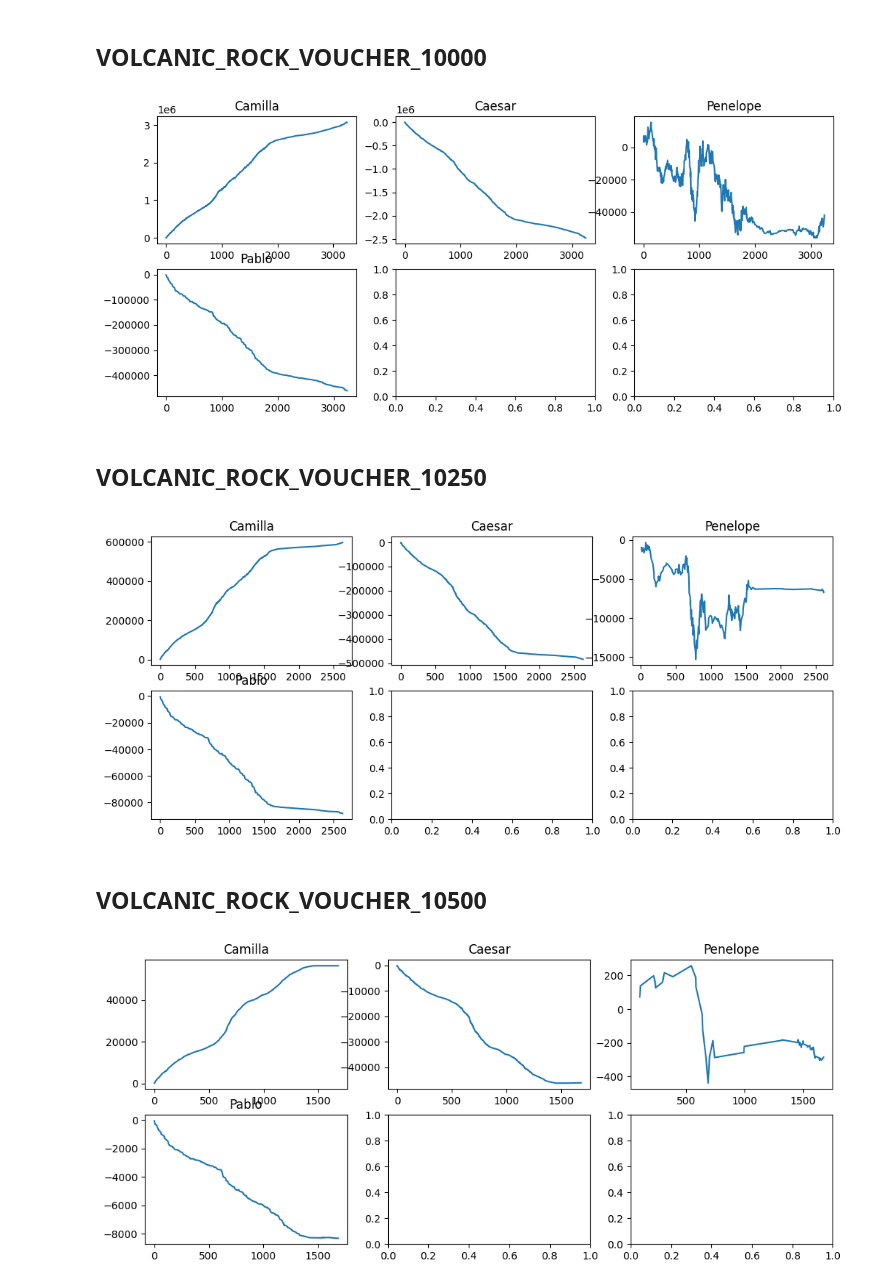
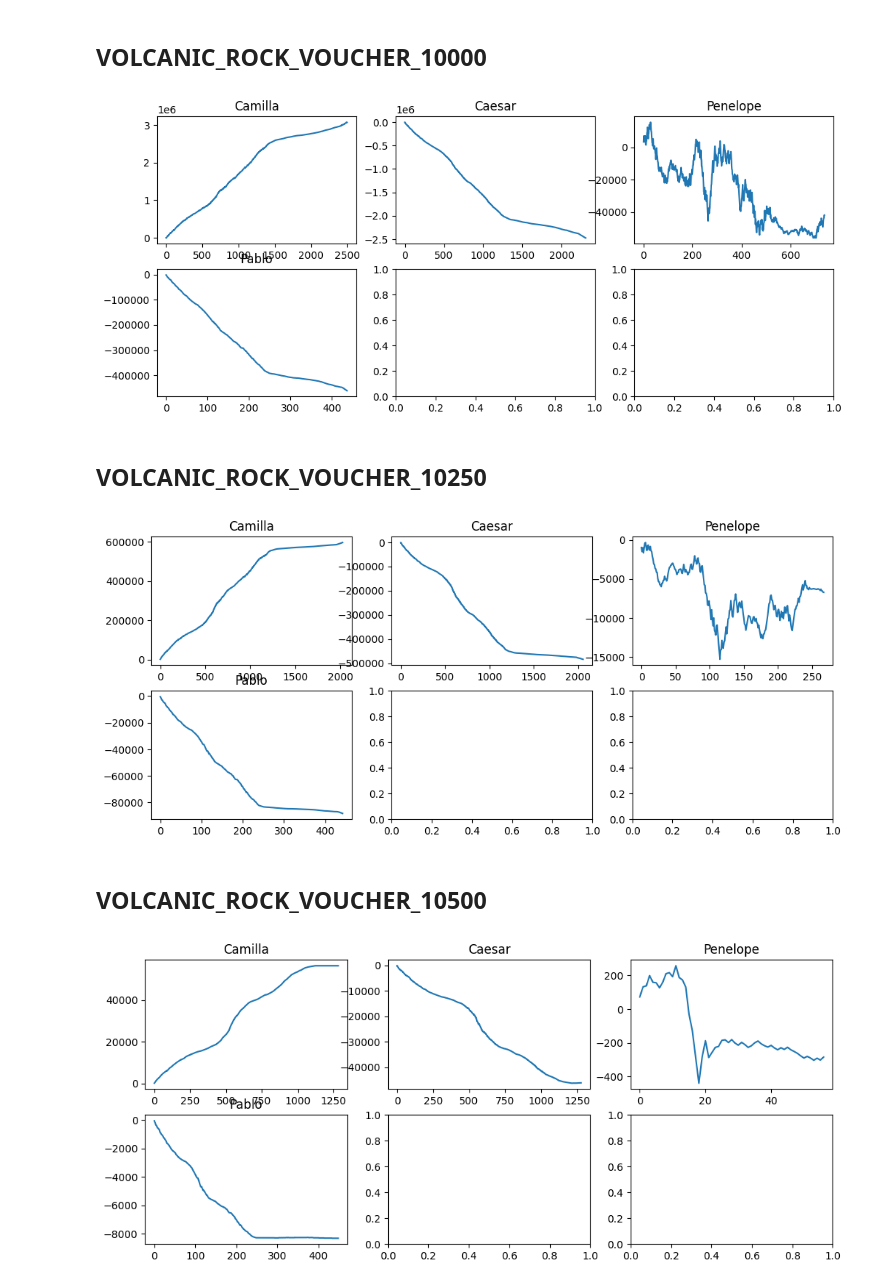
Before and after one commit to aemilani/imc-prosperity-3, a Jupyter notebook: notebooks/rock.ipynb, the cells around one changed output. Saved outputs shown, nothing was run; the diff lists cells and outputs as text; code cells hidden in the pictures.

```diff
--- a/notebooks/rock.ipynb
+++ b/notebooks/rock.ipynb
@@ -430,7 +430,7 @@ fig, axes = plt.subplots(2, 3, figsize=(12, 5))
 for bot, ax in zip(bots, axes.flat):
     bot_trades = trades[(trades['buyer'] == bot) | (trades['seller'] == bot)]
     pnl = bot_trades.apply(lambda x: x['price'] * x['quantity'] if x['buyer'] == bot else -x['price'] * x['quantity'], axis=1)
-    pnl = pnl.cumsum()
+    pnl = pnl.cumsum().to_numpy()
     ax.plot(pnl)
     ax.set_title(bot)
 plt.show()
@@ -465,7 +465,7 @@ fig, axes = plt.subplots(2, 3, figsize=(12, 5))
 for bot, ax in zip(bots, axes.flat):
     bot_trades = trades[(trades['buyer'] == bot) | (trades['seller'] == bot)]
     pnl = bot_trades.apply(lambda x: x['price'] * x['quantity'] if x['buyer'] == bot else -x['price'] * x['quantity'], axis=1)
-    pnl = pnl.cumsum()
+    pnl = pnl.cumsum().to_numpy()
     ax.plot(pnl)
     ax.set_title(bot)
 plt.show()
@@ -500,12 +500,12 @@ fig, axes = plt.subplots(2, 3, figsize=(12, 5))
 for bot, ax in zip(bots, axes.flat):
     bot_trades = trades[(trades['buyer'] == bot) | (trades['seller'] == bot)]
     pnl = bot_trades.apply(lambda x: x['price'] * x['quantity'] if x['buyer'] == bot else -x['price'] * x['quantity'], axis=1)
-    pnl = pnl.cumsum()
+    pnl = pnl.cumsum().to_numpy()
     ax.plot(pnl)
     ax.set_title(bot)
 plt.show()
 # %% [output]
-[figure, old version]
+[figure, new version]
 # %% [markdown]
 ## VOLCANIC_ROCK_VOUCHER_10250
 # %%
@@ -535,44 +535,44 @@ fig, axes = plt.subplots(2, 3, figsize=(12, 5))
 for bot, ax in zip(bots, axes.flat):
     bot_trades = trades[(trades['buyer'] == bot) | (trades['seller'] == bot)]
     pnl = bot_trades.apply(lambda x: x['price'] * x['quantity'] if x['buyer'] == bot else -x['price'] * x['quantity'], axis=1)
-    pnl = pnl.cumsum()
+    pnl = pnl.cumsum().to_numpy()
     ax.plot(pnl)
     ax.set_title(bot)
 plt.show()
 # %% [output]
-[figure, old version]
+[figure, new version]
 # %% [markdown]
 ## VOLCANIC_ROCK_VOUCHER_10500
 # %%
 price_0 = pd.read_csv('../data/raw/round_5/prices_round_5_day_2.csv', delimiter=';')
 price_1 = pd.read_csv('../data/raw/round_5/prices_round_5_day_3.csv', delimiter=';')
 price_2 = pd.read_csv('../data/raw/round_5/prices_round_5_day_4.csv', delimiter=';')
 
 price_0 = price_0[price_0['product'] == 'VOLCANIC_ROCK_VOUCHER_10500']
 price_1 = price_1[price_1['product'] == 'VOLCANIC_ROCK_VOUCHER_10500']
 price_2 = price_2[price_2['product'] == 'VOLCANIC_ROCK_VOUCHER_10500']
 
 trades_0 = pd.read_csv('../data/raw/round_5/trades_round_5_day_2.csv', delimiter=';')
 trades_1 = pd.read_csv('../data/raw/round_5/trades_round_5_day_3.csv', delimiter=';')
 trades_2 = pd.read_csv('../data/raw/round_5/trades_round_5_day_4.csv', delimiter=';')
 
 trades_0 = trades_0[trades_0['symbol'] == 'VOLCANIC_ROCK_VOUCHER_10500']
 trades_1 = trades_1[trades_1['symbol'] == 'VOLCANIC_ROCK_VOUCHER_10500']
 trades_2 = trades_2[trades_2['symbol'] == 'VOLCANIC_ROCK_VOUCHER_10500']
 
 prices = pd.concat([price_0, price_1, price_2], axis=0).reset_index(drop=True)
 trades = pd.concat([trades_0, trades_1, trades_2], axis=0).reset_index(drop=True)
 
 bots = list(trades['buyer'].unique())
 
 fig, axes = plt.subplots(2, 3, figsize=(12, 5))
 
 for bot, ax in zip(bots, axes.flat):
     bot_trades = trades[(trades['buyer'] == bot) | (trades['seller'] == bot)]
     pnl = bot_trades.apply(lambda x: x['price'] * x['quantity'] if x['buyer'] == bot else -x['price'] * x['quantity'], axis=1)
-    pnl = pnl.cumsum()
+    pnl = pnl.cumsum().to_numpy()
     ax.plot(pnl)
     ax.set_title(bot)
 plt.show()
 # %% [output]
-[figure, old version]
+[figure, new version]
```
Also changed, not shown: parts of 3 cells of this notebook, 5 other files.
